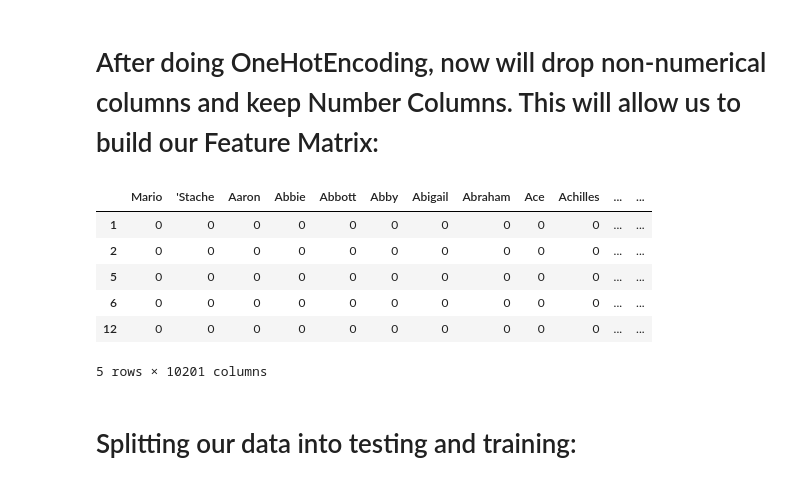
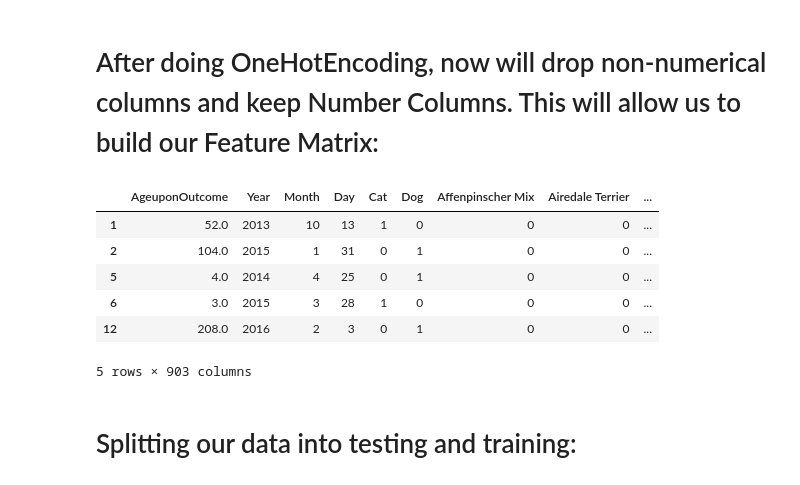
Before and after one commit to cedrictongg/CS5661_DataScience, a Jupyter notebook: Final_Project_Aaron.ipynb, the cells around one changed output. Cells and saved outputs as stored; diff of their text form; code cells hidden in the pictures.

Commit message:
Fixed NaN value error. Now to test algorithms based on Dogs data only

```diff
--- a/Final_Project_Aaron.ipynb
+++ b/Final_Project_Aaron.ipynb
@@ -58,0 +132,23 @@ X.head()
+# %%
+#Used OneHotEncoding on Non-Numerical Features
+
+list_nonNumerical = ['AnimalType','Breed','Color','SexuponOutcome']
+
+for column in list_nonNumerical:
+    dummies = pd.get_dummies(animal_df[column])
+    animal_df[dummies.columns] = dummies
+
+oneHotEncoding_features = animal_df
+
+# (26729, 31081) --> Without Ignoring Rows with NaNs (After OneHotEncoding)
+
+# (6979, 10211) --> Ignoring Rows with NaNs (After OneHotEncoding)
+
+# (26729, 1755) --> Ignoring Columns with NaNs (After OneHotEncoding)
+
+
+# #get first 5 rows of new table
+
+oneHotEncoding_features.head()
+
+# getnewFeatures_X.shape
@@ -58,0 +185,7 @@ X.head()
+# %%
+# Remove Remaining NaN values for our label column:
+
+oneHotEncoding_features.dropna(inplace = True)
+
+
+print(oneHotEncoding_features.isnull().sum())
@@ -117,22 +223,24 @@ getnewFeatures_X.head()
 # %% [markdown]
 # After doing OneHotEncoding, now will drop non-numerical columns and keep Number Columns. This will allow us to build our Feature Matrix:
 # %%
-# Dropping Non-numerical columns
-getnewFeatures_X.drop(['Name','DateTime','OutcomeType','AnimalType','SexuponOutcome','AgeuponOutcome','Breed','Color'], axis=1, inplace=True)
+# Dropping Non-numerical columns and our label column:
+oneHotEncoding_features.drop(['SexuponOutcome','OutcomeType','AnimalType','Breed','Color'], axis=1, inplace=True)
+
+X = oneHotEncoding_features
+
+X.head()
+
+# print(getnewFeatures_X.isnull().sum())
 
 # getnewFeatures_X.shape
-
-X = getnewFeatures_X
-
-X.head()
 # %% [output]
-|  | Mario | 'Stache | Aaron | Abbie | Abbott | Abby | Abigail | Abraham | Ace | Achilles | ... | ... |
-| 1 | 0 | 0 | 0 | 0 | 0 | 0 | 0 | 0 | 0 | 0 | ... | ... |
-| 2 | 0 | 0 | 0 | 0 | 0 | 0 | 0 | 0 | 0 | 0 | ... | ... |
-| 5 | 0 | 0 | 0 | 0 | 0 | 0 | 0 | 0 | 0 | 0 | ... | ... |
-| 6 | 0 | 0 | 0 | 0 | 0 | 0 | 0 | 0 | 0 | 0 | ... | ... |
-| 12 | 0 | 0 | 0 | 0 | 0 | 0 | 0 | 0 | 0 | 0 | ... | ... |
+|  | AgeuponOutcome | Year | Month | Day | Cat | Dog | Affenpinscher Mix | Airedale Terrier | ... |
+| 1 | 52.0 | 2013 | 10 | 13 | 1 | 0 | 0 | 0 | ... |
+| 2 | 104.0 | 2015 | 1 | 31 | 0 | 1 | 0 | 0 | ... |
+| 5 | 4.0 | 2014 | 4 | 25 | 0 | 1 | 0 | 0 | ... |
+| 6 | 3.0 | 2015 | 3 | 28 | 1 | 0 | 0 | 0 | ... |
+| 12 | 208.0 | 2016 | 2 | 3 | 0 | 1 | 0 | 0 | ... |
-5 rows × 10201 columns
+5 rows × 903 columns
 # %% [markdown]
 # Splitting our data into testing and training:
 # %%
```
Also changed, not shown: parts of 22 cells of this notebook.
